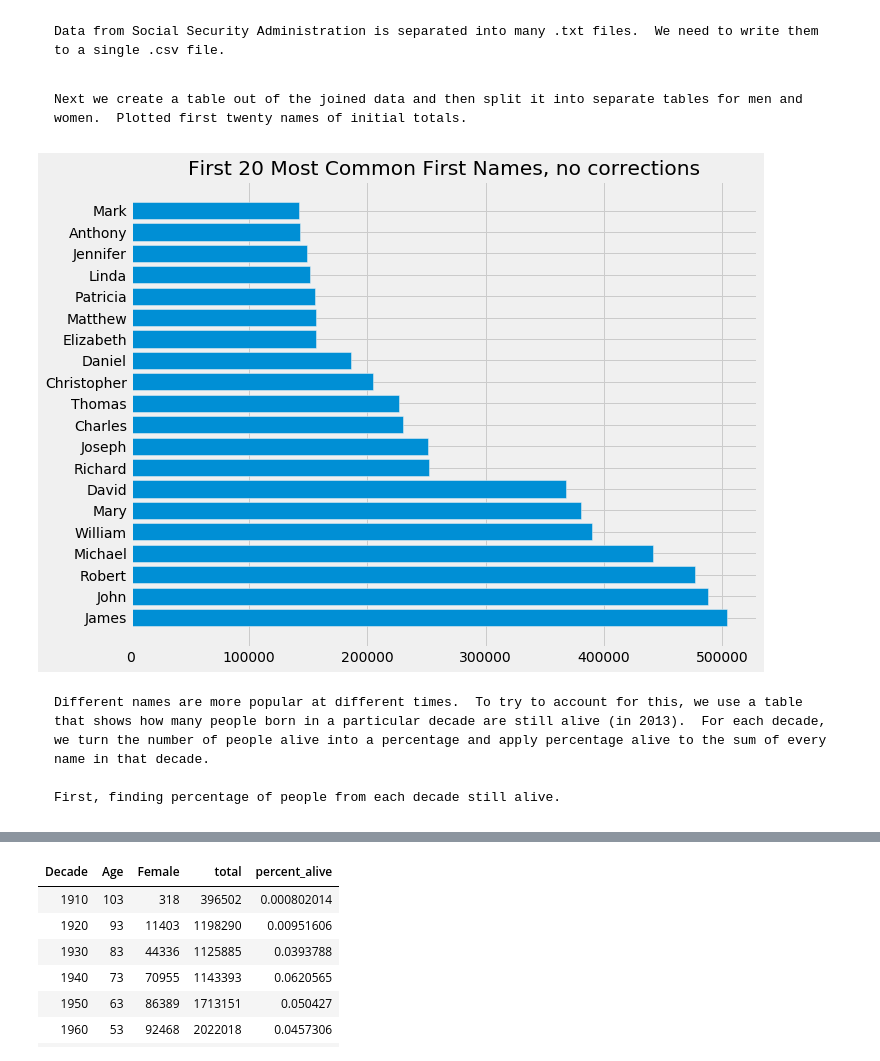
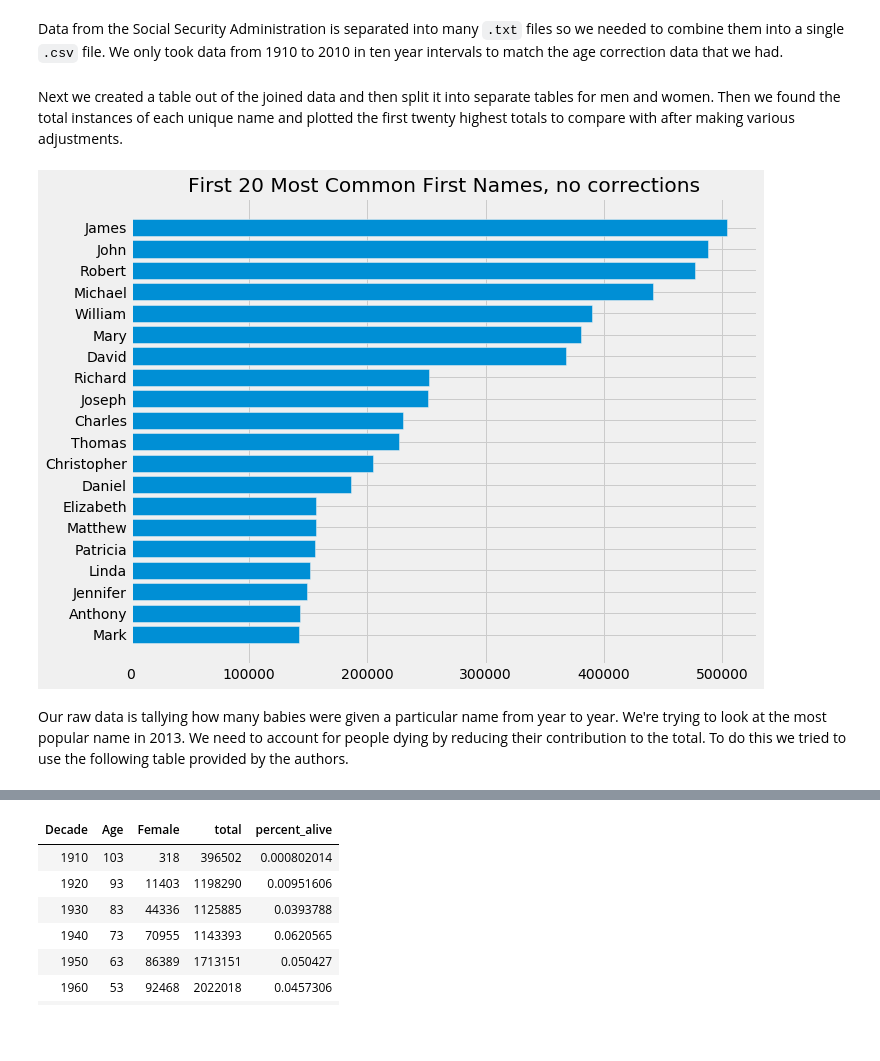
Before and after one commit to ls88-openscienceconnector/final-project-team-3, a Jupyter notebook: notebooks/Final Project Team 3.ipynb, the cells around one changed output, grey strips where cells are left out. Drawn from its saved outputs; the diff is of its cells as text; code cells hidden in the pictures; blank space fills up the shorter version.

`````diff
--- a/notebooks/Final Project Team 3.ipynb
+++ b/notebooks/Final Project Team 3.ipynb
@@ -7,9 +7,7 @@ import matplotlib.pyplot as plt
 
 plt.style.use('fivethirtyeight')
 # %% [markdown]
-````markdown
-Data from Social Security Administration is separated into many .txt files.  We need to write them to a single .csv file.
-````
+Data from the Social Security Administration is separated into many `.txt` files so we needed to combine them into a single `.csv` file.  We only took data from 1910 to 2010 in ten year intervals to match the age correction data that we had.
 # %%
 write_csv = open('../data/data1910-2010.csv', 'w')
 SA_writer = csv.writer( write_csv, delimiter = ',', quotechar = '', quoting = csv.QUOTE_NONE)
@@ -25,29 +28,23 @@ for year in range(1910, 2020, 10):
 
     f.close()
 # %% [markdown]
-````markdown
-Next we create a table out of the joined data and then split it into separate tables for men and women.  Plotted first twenty names of initial totals.
-````
+Next we created a table out of the joined data and then split it into separate tables for men and women.  Then we found the total instances of each unique name and plotted the first twenty highest totals to compare with after making various adjustments.
 # %%
 first_names = Table.read_table('../data/data1910-2010.csv')
 
 male_first   = first_names.where('gender', 'M')
 female_first = first_names.where('gender', 'F')
 
 raw_total     = first_names.select(['first_name', 'count']).group('first_name', collect = sum)
-raw_sorted    = raw_total.sort('count sum', descending = True)
-first_20names = raw_sorted.take[:20]
+raw_sorted    = raw_total.sort('count sum', descending = False)
+first_20names = raw_sorted.take[raw_sorted.num_rows-20 : raw_sorted.num_rows]
 
 plt.figure(1, figsize = (10,8))
 plt.barh(first_20names.column('first_name'), first_20names.column('count sum'))
 plt.title('First 20 Most Common First Names, no corrections')
 
 plt.show()
 # %% [output]
-[figure, old version]
+[figure, new version]
-# %% [markdown]
-````markdown
-Different names are more popular at different times.  To try to account for this, we use a table that shows how many people born in a particular decade are still alive (in 2013).  For each decade, we turn the number of people alive into a percentage and apply percentage alive to the sum of every name in that decade.
-
-First, finding percentage of people from each decade still alive.
-````
+# %% [markdown]
+Our raw data is tallying how many babies were given a particular name from year to year.  We're trying to look at the most popular name in 2013.  We need to account for people dying by reducing their contribution to the total.  To do this we tried to use the following table provided by the authors.
`````
Also changed, not shown: parts of 54 cells of this notebook.
